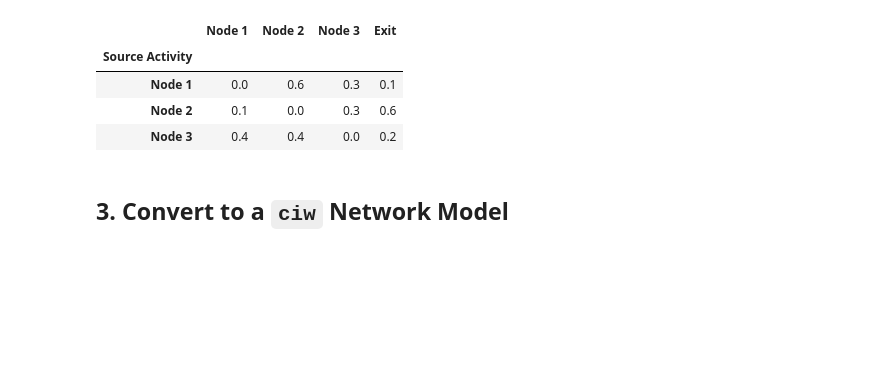
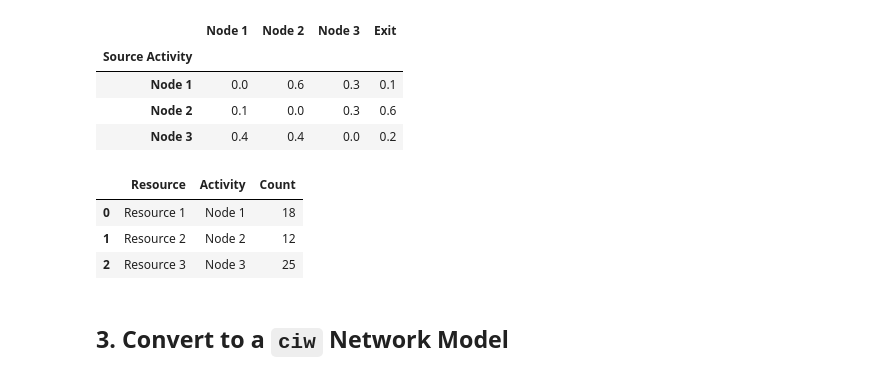
Before and after one commit to sim-agent/json2ciw, a Jupyter notebook: 03_urgent_care_treatment_centre_example.ipynb, the cells around one changed output. Saved outputs shown, nothing was run; the diff lists cells and outputs as text; code cells hidden in the pictures; blank space fills up the shorter version.

```diff
--- a/03_urgent_care_treatment_centre_example.ipynb
+++ b/03_urgent_care_treatment_centre_example.ipynb
@@ -129,6 +156,14 @@ model_instance.get_routing_matrix_df()
 | Node 1 | 0.0 | 0.6 | 0.3 | 0.1 |
 | Node 2 | 0.1 | 0.0 | 0.3 | 0.6 |
 | Node 3 | 0.4 | 0.4 | 0.0 | 0.2 |
+# %%
+# resources
+model_instance.get_resources_df()
+# %% [output]
+|  | Resource | Activity | Count |
+| 0 | Resource 1 | Node 1 | 18 |
+| 1 | Resource 2 | Node 2 | 12 |
+| 2 | Resource 3 | Node 3 | 25 |
 # %% [markdown]
 ## 3. Convert to a `ciw` Network Model
 # %%
```
Also changed, not shown: parts of 3 cells of this notebook, 3 other files.
